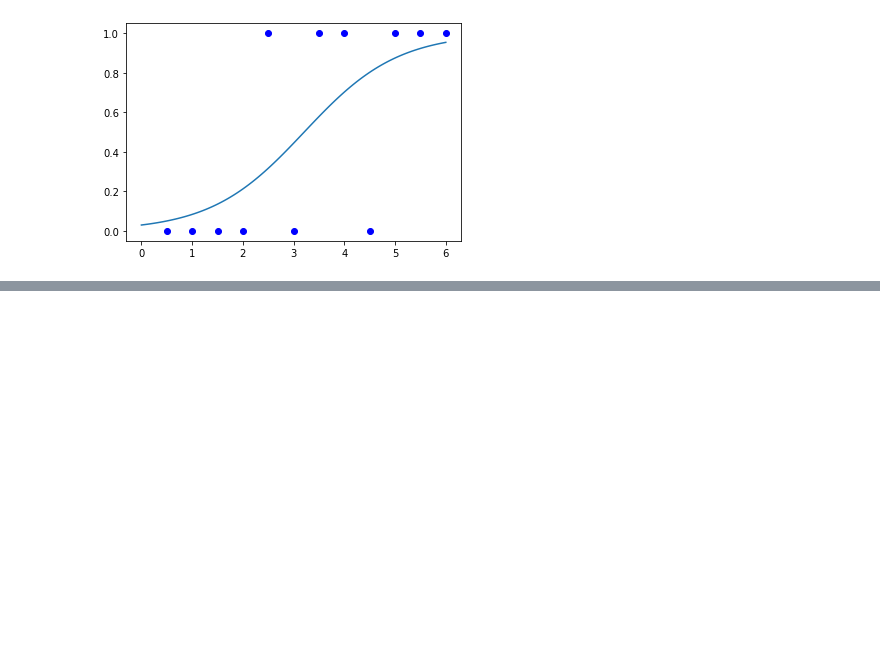
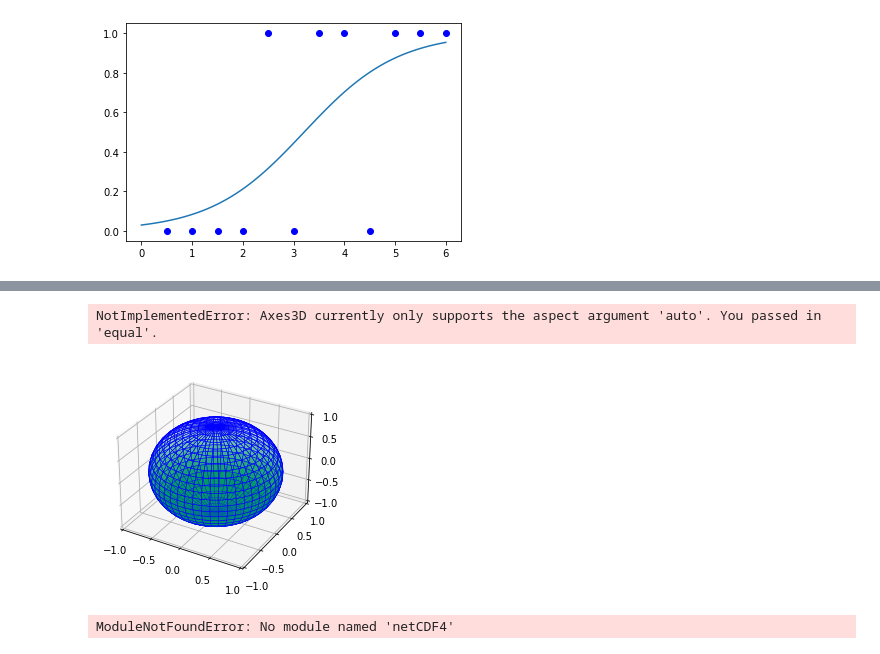
Before and after one commit to johnypark/Essential-Math-for-ML, a Jupyter notebook: Chap1-Linear-Regression/Logistic regression.ipynb, the cells around one changed output, grey strips where cells are left out. Saved outputs shown, nothing was run; the diff lists cells and outputs as text; code cells hidden in the pictures; blank space fills up the shorter version.

```diff
--- a/Chap1-Linear-Regression/Logistic regression.ipynb
+++ b/Chap1-Linear-Regression/Logistic regression.ipynb
@@ -216,0 +213,71 @@ array([-8.23808622, -1.17768068,  1.55474291])
+# %%
+import matplotlib.pyplot as plt
+from mpl_toolkits.mplot3d import Axes3D
+import matplotlib.cm as cm
+
+# generate data for sphere
+from numpy import pi,meshgrid,linspace,sin,cos
+th,ph = meshgrid(linspace(0,pi,25),linspace(0,2*pi,51))
+x,y,z = sin(th)*cos(ph),sin(th)*sin(ph),cos(th)
+
+# define custom colormap with fixed colour and alpha gradient
+# use simple linear interpolation in the entire scale
+cm.register_cmap(name='alpha_gradient',
+                 data={'red':   [(0.,0,0),
+                                 (1.,0,0)],
+
+                       'green': [(0.,0.6,0.6),
+                                 (1.,0.6,0.6)],
+
+                       'blue':  [(0.,0.4,0.4),
+                                 (1.,0.4,0.4)],
+
+                       'alpha': [(0.,1,1),
+                                 (1.,0,0)]})
+
+# plot sphere with custom colormap; constrain mapping to between |z|=0.7 for enhanced effect
+fig = plt.figure()
+ax = fig.add_subplot(111, projection='3d')
+ax.plot_surface(x,y,z,cmap='alpha_gradient',vmin=-0.7,vmax=0.7,rstride=1,cstride=1,linewidth=0.5,edgecolor='b')
+ax.set_xlim([-1,1])
+ax.set_ylim([-1,1])
+ax.set_zlim([-1,1])
+ax.set_aspect('equal')
+
+plt.show()
+# %% [output]
+NotImplementedError: Axes3D currently only supports the aspect argument 'auto'. You passed in 'equal'.
+[figure, added]
+# %%
+from netCDF4 import Dataset as NetCDFFile
+import matplotlib.pyplot as plt
+import numpy as np
+from mpl_toolkits.basemap import Basemap
+nc = NetCDFFile('C:/myfile1.nc')
+nc1 = NetCDFFile('C:/myfile2.nc')
+lat = nc.variables['lat'][:]
+lon = nc.variables['lon'][:]
+time = nc.variables['time'][:]
+uwnd = nc.variables['uwnd'][:]
+vwnd = nc1.variables['vwnd'][:]
+map = Basemap(llcrnrlon=180.,llcrnrlat=0.,urcrnrlon=340.,urcrnrlat=80.)
+lons,lats = np.meshgrid(lon,lat)
+x,y = map(lons,lats)
+speed = np.sqrt(uwnd*uwnd+vwnd*vwnd)
+#speed = np.ma.masked_where(speed < 0.4, speed)
+#cmap = plt.cm.jet
+#cmap.set_bad(color='white')
+levels = np.arange(0.0,3.0,0.1)
+ticks = np.arange(0.0,3.0,0.2)
+cs = map.contourf(x,y,speed[0],levels, cmap='jet')
+vw = plt.quiver(x,y,speed)
+cbar = plt.colorbar(cs, orientation='horizontal', cmap='jet', spacing='proportional',ticks=ticks)
+cbar.set_label('850 mb Vector Wind Anomalies (m/s)')
+map.drawcoastlines()
+map.drawparallels(np.arange(20,80,20),labels=[1,1,0,0], linewidth=0.5)
+map.drawmeridians(np.arange(200,340,20),labels=[0,0,0,1], linewidth=0.5)
+#plt.show()
+plt.savefig('phase8_850wind_anom.png',dpi=600)
+#https://stackoverflow.com/questions/49367144/modify-matplotlib-colormap
+# %% [output]
+ModuleNotFoundError: No module named 'netCDF4'
```
Also changed, not shown: parts of 8 cells of this notebook.
